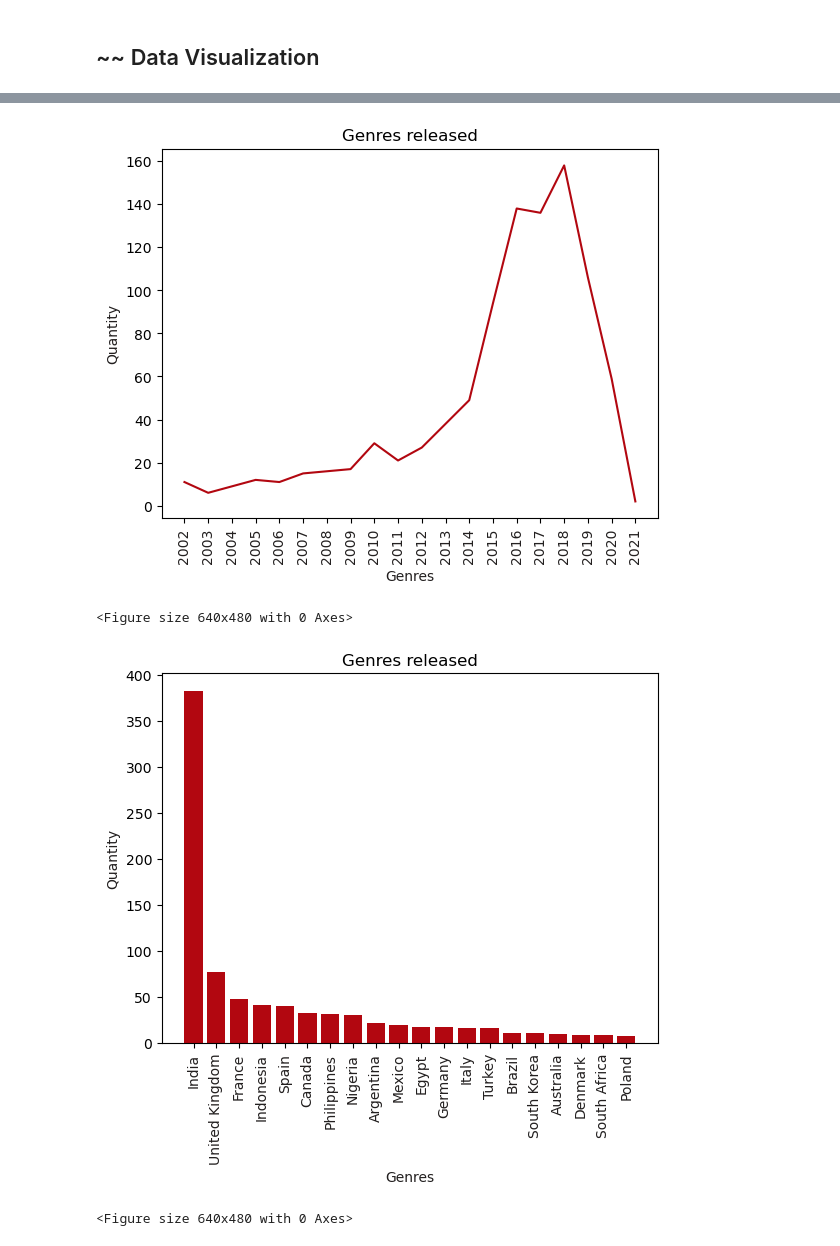
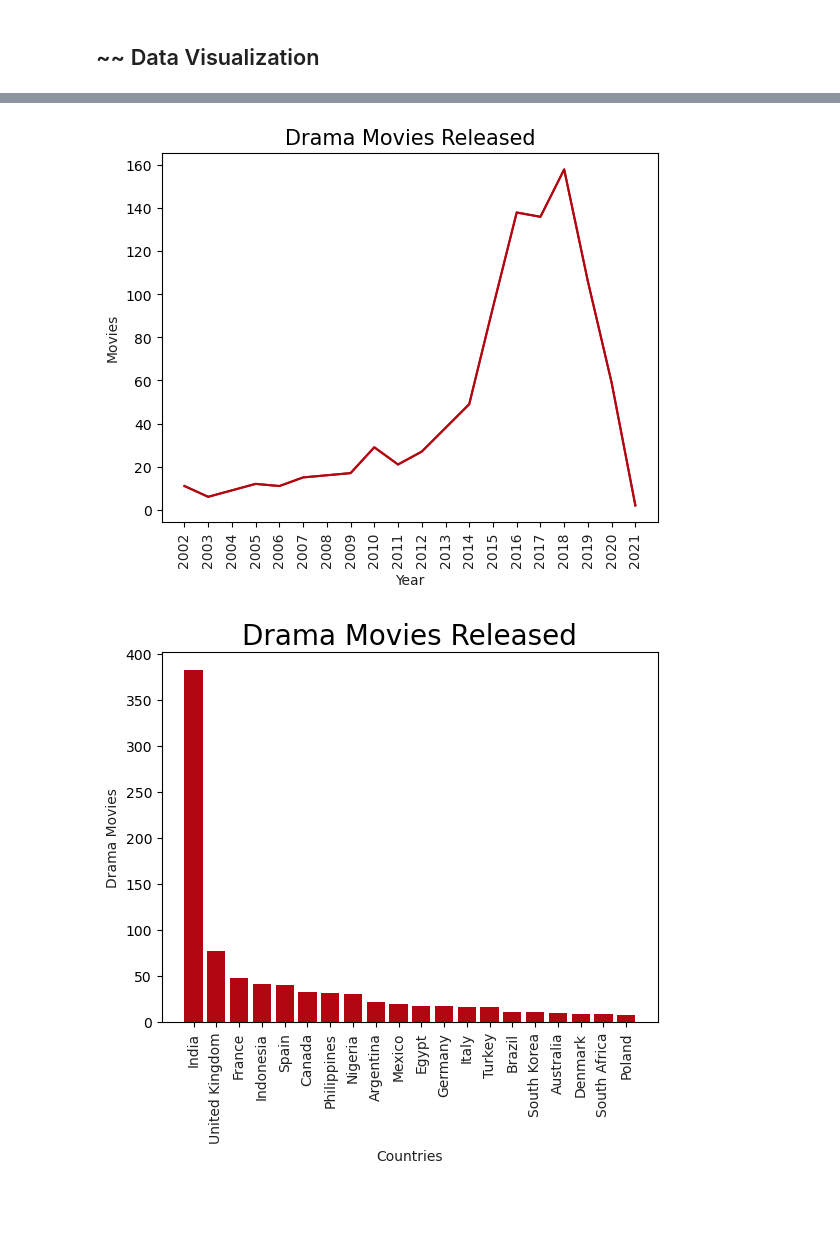
Before and after one commit to gulcan7414/uwa-dataanalytics-project1, a Jupyter notebook: project.ipynb, the cells around one changed output, grey strips where cells are left out. Drawn from its saved outputs; the diff is of its cells as text; code cells hidden in the pictures; blank space fills up the shorter version.

```diff
--- a/project.ipynb
+++ b/project.ipynb
@@ -226,0 +257,5 @@ TypeError: list.count() takes exactly one argument (0 given)
+# %%
+df_Netflix_merged_country_genre=df_Netflix_merged_country_genre[['Show ID','Type','Genre','Title','Director','Cast','Country',
+                                                                'Date','Release Year','Rating',
+                                                                 'Duration','Description']]
+df_Netflix_merged_country_genre
@@ -227,8 +276,14 @@ TypeError: list.count() takes exactly one argument (0 given)
 # %% [markdown]
 ## ~~ Data Visualization
 # %%
-Vis_Netflix = df_Netflix_merged_country_genre.loc[df_Netflix_merged_country_genre['country1'] != 'United States',:]
-Vis_Netflix_TV = Vis_Netflix.loc[Vis_Netflix['type'] == 'TV Show',:]
-Vis_Netflix_Movie = Vis_Netflix.loc[Vis_Netflix['type'] == 'Movie',:]
-Vis_Netflix_Drama = Vis_Netflix.loc[Vis_Netflix['genre1'] == 'Dramas',:]
-Vis_Netflix_Drama
+Vis_Netflix = df_Netflix_merged_country_genre.loc[df_Netflix_merged_country_genre['Country'] != 'United States',:]
+Vis_Netflix_TV = Vis_Netflix.loc[Vis_Netflix['Type'] == 'TV Show',:]
+Vis_Netflix_Movie = Vis_Netflix.loc[Vis_Netflix['Type'] == 'Movie',:]
+Vis_Netflix_Drama = Vis_Netflix.loc[Vis_Netflix['Genre'] == 'Dramas',:]
+Vis_Netflix_Rating = Vis_Netflix.loc[Vis_Netflix['Rating'] == 'TV-MA',:]
+
+Vis_Netflix_USA = df_Netflix_merged_country_genre.loc[df_Netflix_merged_country_genre['Country'] == 'United States',:]
+Vis_Netflix_TV_USA = Vis_Netflix_USA.loc[Vis_Netflix_USA['Type'] == 'TV Show',:]
+Vis_Netflix_Movie_USA = Vis_Netflix_USA.loc[Vis_Netflix_USA['Type'] == 'Movie',:]
+Vis_Netflix_Drama_USA = Vis_Netflix_USA.loc[Vis_Netflix_USA['Genre'] == 'Dramas',:]
+Vis_Netflix_Rating_USA = Vis_Netflix_USA.loc[Vis_Netflix_USA['Rating'] == 'TV-MA',:]
@@ -249,29 +312,26 @@ Vis_Netflix_Drama
 # %%
-Vis_drama_year = Vis_Netflix_Drama['release_year'].value_counts().reset_index().sort_values(by='index').tail(20)
+Vis_drama_year = Vis_Netflix_Drama['Release Year'].value_counts().reset_index().sort_values(by='index').tail(20)
 netflix_colors = ['#221f1f', '#b20710']
 
-plt.plot(Vis_drama_year['index'], Vis_drama_year['release_year'], color=netflix_colors[1])
-plt.title('Genres released')
-plt.xlabel('Genres', color = netflix_colors[0])
-plt.ylabel('Quantity', color = netflix_colors[0])
-plt.xticks(Vis_drama['index'].astype(int), rotation=90, color=netflix_colors[0])
+plt.plot(Vis_drama_year['index'], Vis_drama_year['Release Year'], color=netflix_colors[1])
+plt.plot(Vis_drama_year['index'], Vis_drama_year['Release Year'], color=netflix_colors[1])
+plt.title('Drama Movies Released', fontsize=15)
+plt.xlabel('Year', color = netflix_colors[0])
+plt.ylabel('Movies', color = netflix_colors[0])
+plt.xticks(Vis_drama_year['index'].astype(int), rotation=90, color=netflix_colors[0])
 plt.show()
-plt.tight_layout()
 # %% [output]
-[figure, old version]
+[figure, new version]
-<Figure size 640x480 with 0 Axes>
 # %%
-Vis_drama_country = Vis_Netflix_Drama['country1'].value_counts().reset_index().sort_values(ascending=False, by='country1').head(20)
+Vis_drama_country = Vis_Netflix_Drama['Country'].value_counts().reset_index().sort_values(ascending=False, by='Country').head(20)
 netflix_colors = ['#221f1f', '#b20710']
 
-plt.bar(Vis_drama_country['index'], Vis_drama_country['country1'], color=netflix_colors[1])
-plt.title('Genres released')
-plt.xlabel('Genres', color = netflix_colors[0])
-plt.ylabel('Quantity', color = netflix_colors[0])
+plt.bar(Vis_drama_country['index'], Vis_drama_country['Country'], color=netflix_colors[1])
+plt.title('Drama Movies Released', fontsize=20)
+plt.xlabel('Countries', color = netflix_colors[0])
+plt.ylabel('Drama Movies', color = netflix_colors[0])
 plt.xticks(rotation=90, color = netflix_colors[0])
 plt.show()
-plt.tight_layout()
 # %% [output]
-[figure, old version]
+[figure, new version]
-<Figure size 640x480 with 0 Axes>
 # %%
```
Also changed, not shown: parts of 16 cells of this notebook.
